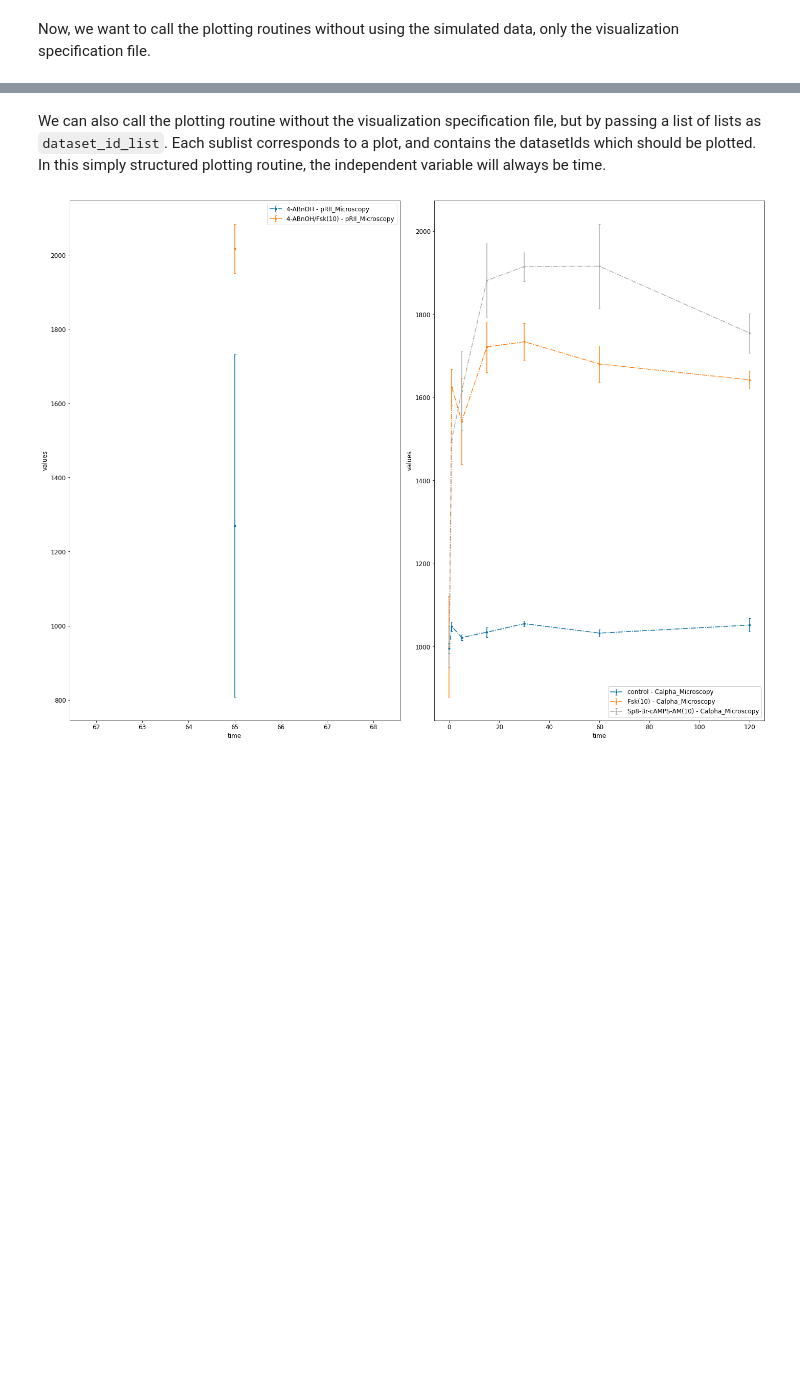
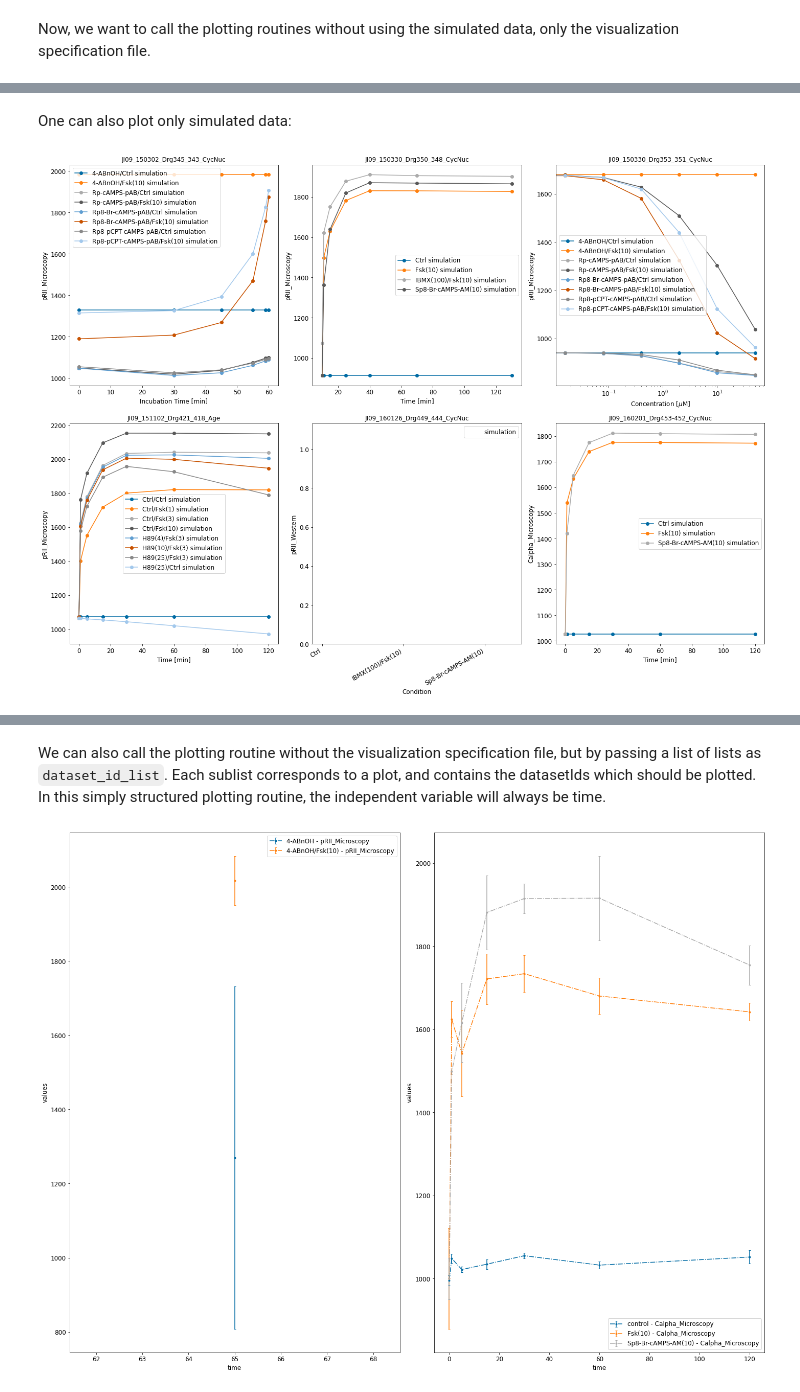
Before and after one commit to PEtab-dev/libpetab-python, a Jupyter notebook: doc/example/example_visualization.ipynb, the cells around one changed output, grey strips where cells are left out. Drawn from its saved outputs; the diff is of its cells as text; code cells hidden in the pictures; blank space fills up the shorter version.

```diff
--- a/doc/example/example_visualization.ipynb
+++ b/doc/example/example_visualization.ipynb
@@ -25,0 +25,7 @@ NotImplementedError: Scatter plots do not work without simulation data
+# %% [markdown]
+One can also plot only simulated data:
+# %%
+ax = plot_with_vis_spec(visualization_file_path, condition_file_path,
+                        simulations_df = simulation_file_path)
+# %% [output]
+[figure, added]
```
Also changed, not shown: parts of 6 cells of this notebook, 2 other files.
